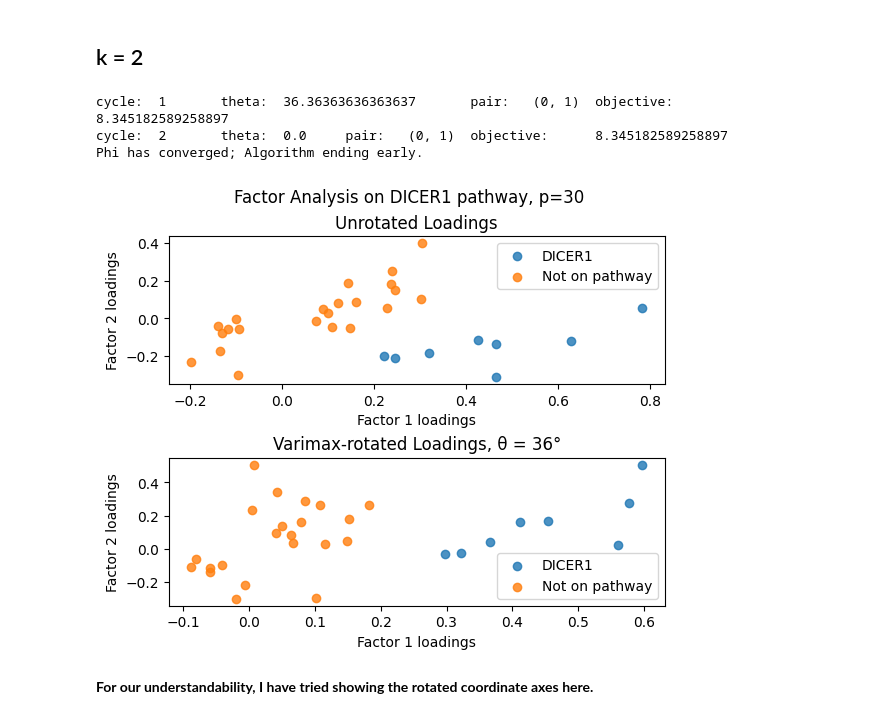
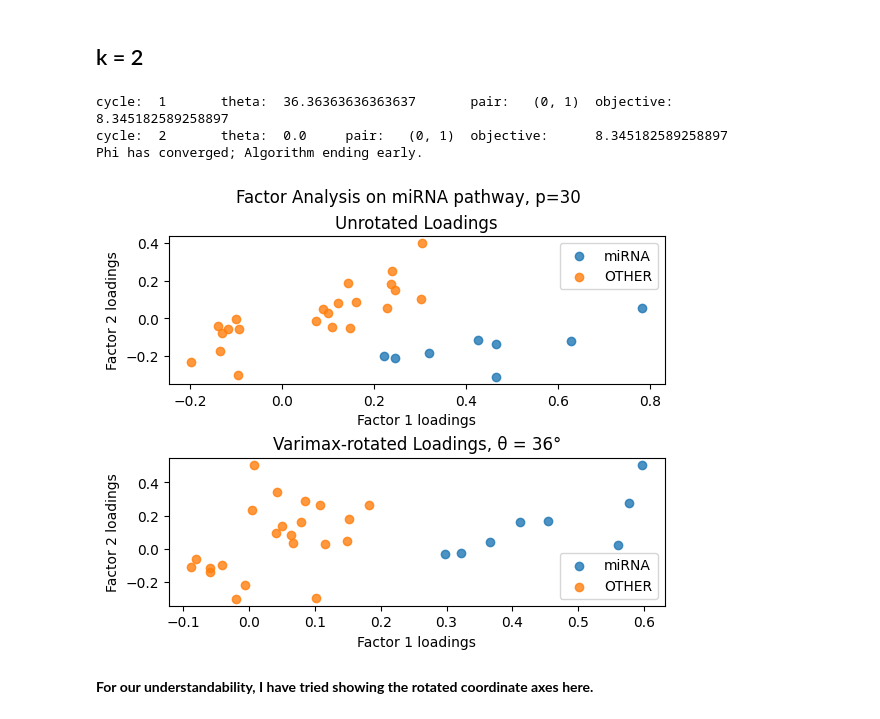
Before and after one commit to panther1427/Bachelorprojekt, a Jupyter notebook: Xavier_DataAnalysis/k1_DICER1_initial_analysis.ipynb, the cells around one changed output. Cells and saved outputs as stored; diff of their text form; code cells hidden in the pictures.

```diff
--- a/Xavier_DataAnalysis/k1_DICER1_initial_analysis.ipynb
+++ b/Xavier_DataAnalysis/k1_DICER1_initial_analysis.ipynb
@@ -185,7 +185,7 @@ Test shows that k = 1 **is not** sufficient to describe (**all**) the data. But
 import matplotlib.pyplot as plt
 plt.figure(figsize=(8,3))
 
-for category_num, label in [(1, "DICER1 pathway"), (0, "Not on pathway")]:
+for category_num, label in [(1, "miRNA"), (0, "OTHER")]:
     subset = merged_df[merged_df['is_on_pathway'] == category_num]
     plt.scatter(subset['loadings'], np.zeros(len(subset)), label=label, alpha=0.8)
 
@@ -195,7 +195,7 @@ for category_num, label in [(1, "DICER1 pathway"), (0, "Not on pathway")]:
         plt.text(row['loadings'], 0.005, row['gene_evaluated'],
                  fontsize=8, alpha=1, rotation=45)
 
-plt.title("Factor Analysis on DICER1 pathway, p=" + str(len(columns_of_interest)))
+plt.title("Factor Analysis on miRNA pathway, p=" + str(len(merged_df)))
 plt.legend()
 plt.xlabel("1st Factor")
 plt.yticks([])
@@ -251,45 +251,45 @@ merged_df = (df_values
 colors = []
 for d in merged_df['is_on_pathway_DICER1']:
     if d == 1:
-        colors.append("DICER1")
+        colors.append("miRNA")
         continue
 
-    colors.append("Not on pathway")
+    colors.append("OTHER")
 
 merged_df['category'] = colors
 
 rotated_lambda = varimax(np.array([merged_df['loadings0'], merged_df['loadings1']]).T, verbose=True)
 rotated_df = merged_df.copy()
 rotated_df['loadings0'] = rotated_lambda[:,0]
 rotated_df['loadings1'] = rotated_lambda[:,1]
 rotated_df
 
 fig, ax = plt.subplots(2, 1)
 
-for label in ["DICER1", "Not on pathway"]:
+for label in ["miRNA", "OTHER"]:
     subset = merged_df[merged_df['category'] == label]
     ax[0].scatter(subset['loadings0'], subset['loadings1'], label=label, alpha=.8)
 ax[0].set_title("Unrotated Loadings")
 ax[0].legend()
 ax[0].set_xlabel("Factor 1 loadings")
 ax[0].set_ylabel("Factor 2 loadings")
 
-for label in ["DICER1", "Not on pathway"]:
+for label in ["miRNA", "OTHER"]:
     subset = rotated_df[rotated_df['category'] == label]
     ax[1].scatter(subset['loadings0'], subset['loadings1'], label=label, alpha=.8)
 ax[1].set_title("Varimax-rotated Loadings, θ = 36°")
 ax[1].legend()
 ax[1].set_ylabel("Factor 2 loadings")
 ax[1].set_xlabel("Factor 1 loadings")
 
 
-fig.suptitle("Factor Analysis on DICER1 pathway, p=" + str(len(columns_of_interest)))
+fig.suptitle("Factor Analysis on miRNA pathway, p=" + str(len(columns_of_interest)))
 plt.subplots_adjust(hspace=0.5)  # Increase vertical space between plots
 plt.show()
 # %% [output]
 cycle:  1       theta:  36.36363636363637       pair:   (0, 1)  objective:      8.345182589258897
 cycle:  2       theta:  0.0     pair:   (0, 1)  objective:      8.345182589258897
 Phi has converged; Algorithm ending early.
-[figure, old version]
+[figure, new version]
 # %% [markdown]
 **For our understandability, I have tried showing the rotated coordinate axes here.**
```
Also changed, not shown: parts of 3 cells of this notebook, 10 other files.
